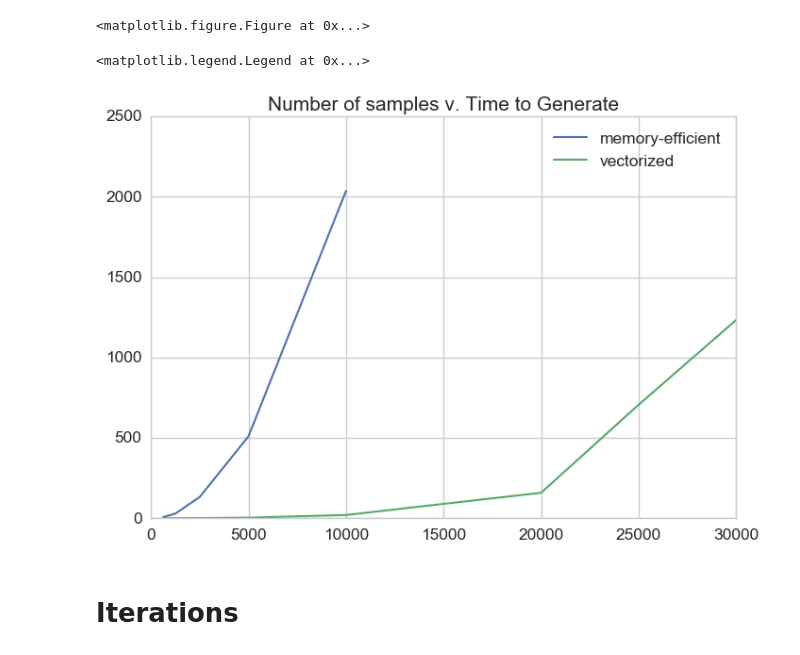
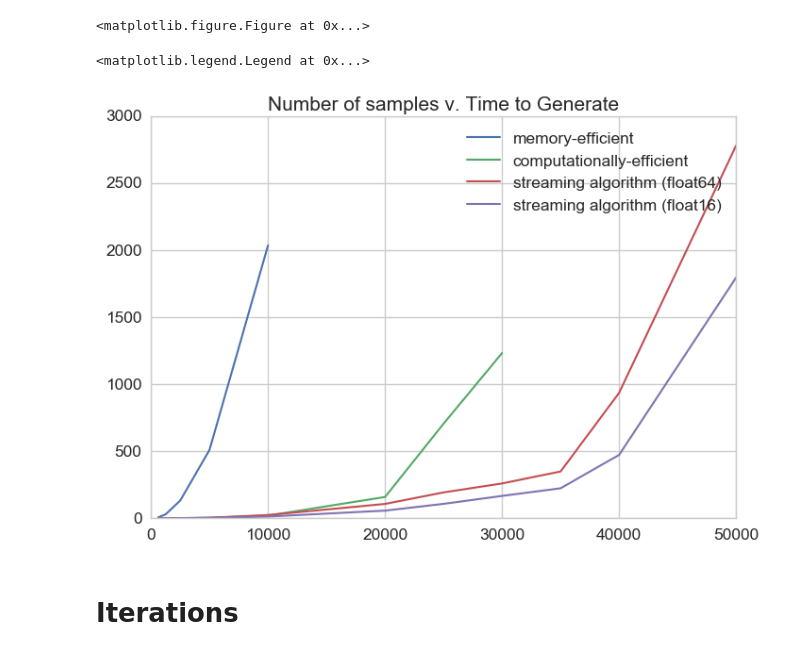
Before and after one commit to alvinwan/mlml, a Jupyter notebook: demos/ksgd.ipynb, the cells around one changed output. Drawn from its saved outputs; the diff is of its cells as text; code cells hidden in the pictures.

Commit message:
added float16 generation times

```diff
--- a/demos/ksgd.ipynb
+++ b/demos/ksgd.ipynb
@@ -16,11 +16,13 @@ sns.set_style("whitegrid")
 # %%
 plt.title('Number of samples v. Time to Generate')
 plt.plot((625, 1250, 2500, 5000, 10000), (7.23, 29.28, 132.44, 510.00, 2036.50), label='memory-efficient')
-plt.plot((625, 1250, 2500, 5000, 10000, 20000, 25000, 30000), (0.13, 0.33, 1.25, 3.95, 20.33, 158.73, 706.01, 1233.27), label='vectorized')
+plt.plot((625, 1250, 2500, 5000, 10000, 20000, 25000, 30000), (0.13, 0.33, 1.25, 3.95, 20.33, 158.73, 706.01, 1233.27), label='computationally-efficient')
+plt.plot((625, 1250, 2500, 5000, 10000, 20000, 25000, 30000, 35000, 40000, 50000), (0.16, 0.36, 1.12, 4.10, 24.49, 106.99, 193.04, 260.11, 349.11, 936.15, 2781.95), label='streaming algorithm (float64)')
+plt.plot((625, 1250, 2500, 5000, 10000, 20000, 25000, 30000, 35000, 40000, 50000), (0.14, 0.23, 0.62, 2.79, 12.80, 57.33, 107.53, 166.93, 223.97, 473.20, 1796.86), label='streaming algorithm (float16)')
 plt.legend()
 # %% [output]
 <matplotlib.legend.Legend at 0x...>
-[figure, old version]
+[figure, new version]
 # %%
 YS = ('i', 'Time', 'Loss', 'Train Accuracy', 'Test Accuracy')
 DIR = '../logs/'
```
Also changed, not shown: 5 other files.
